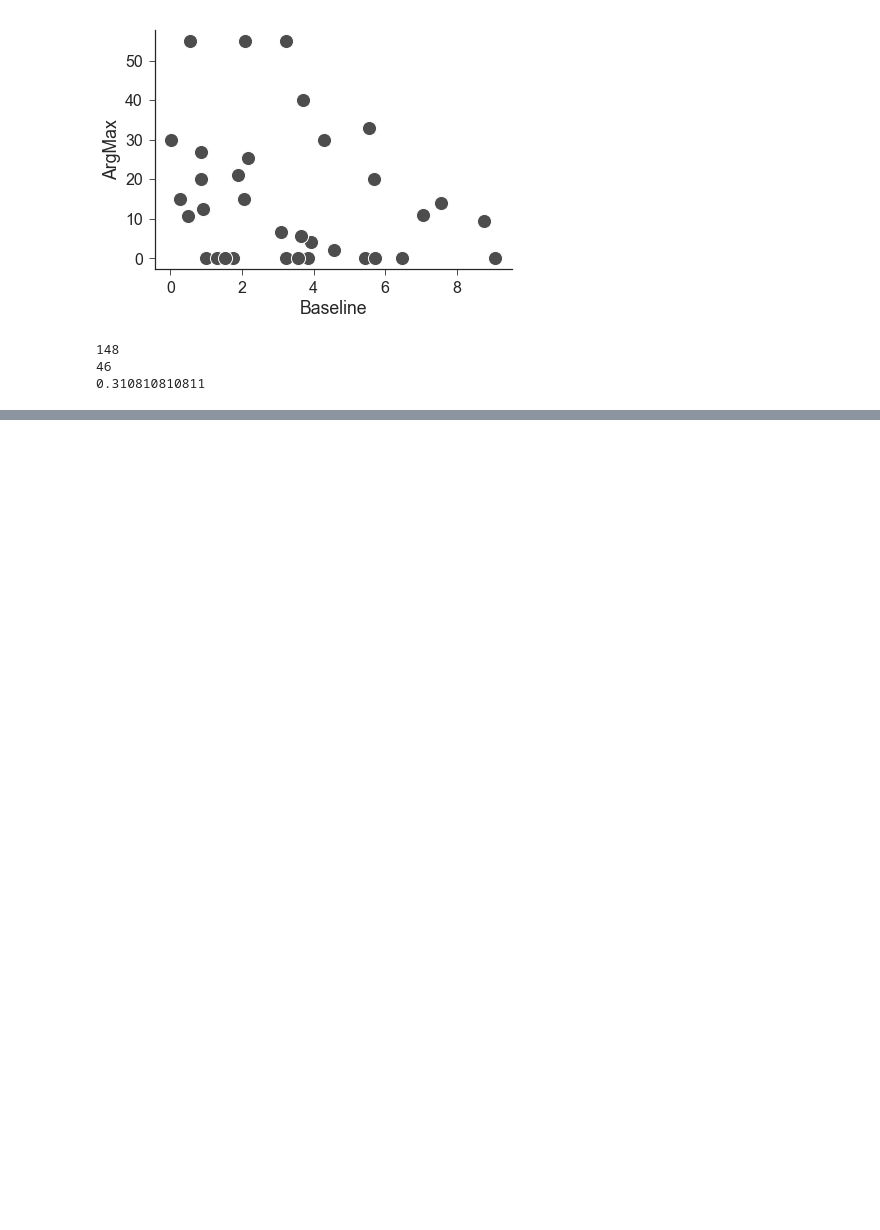
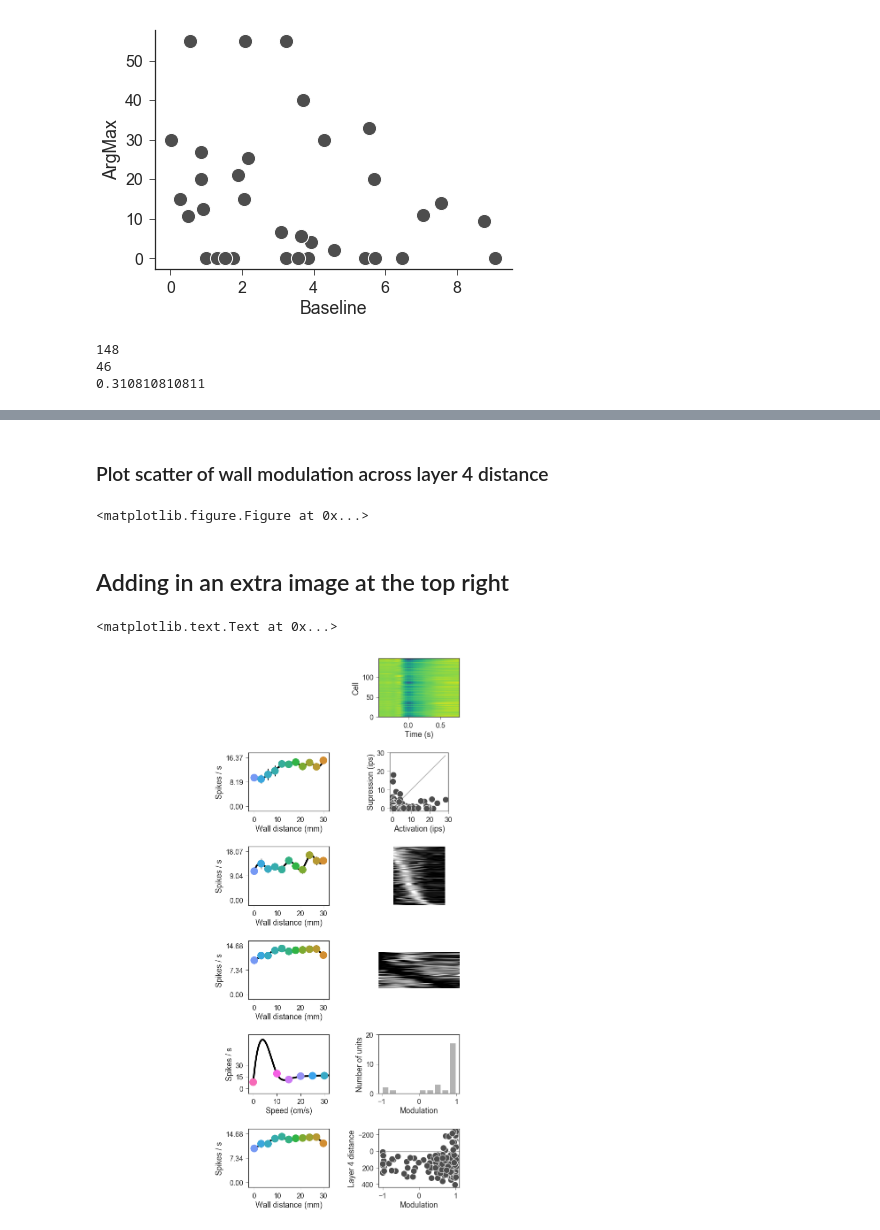
Before and after one commit to choldgraf/tactile-coding, a Jupyter notebook: ephys-table.ipynb, the cells around one changed output, grey strips where cells are left out. Saved outputs shown, nothing was run; the diff lists cells and outputs as text; code cells hidden in the pictures; blank space fills up the shorter version.

```diff
--- a/ephys-table.ipynb
+++ b/ephys-table.ipynb
@@ -715,0 +721,9 @@ print sum(table.units.pValSpeed < .05).astype('float64')/len(table)
+# %%
+grid_shape = (6, 3)
+
+fig, axs = plt.subplots(*grid_shape, figsize=(12, 18))
+
+blank_slots = [(ii, 0) for ii in range(6)] + [(0, 1)]
+for ix in blank_slots:
+    axs[ix].set_axis_off()
+plt.close()
@@ -715,0 +889,24 @@ print sum(table.units.pValSpeed < .05).astype('float64')/len(table)
+# %% [markdown]
+### Plot scatter of wall modulation across layer 4 distance
+# %%
+x = table.tuningSummary.Modulation
+y = table.units.distLayer4
+scatter(x, y, xlabel='Modulation', ylabel='Layer 4 distance', yinvert=True, ax=axs[5, 2])
+axs[5, 2].set_yticks(np.linspace(-200,400,4));
+axs[5, 2].axhline(0, color=[0.6, 0.6, 0.6], zorder=1);
+# %% [output]
+<matplotlib.figure.Figure at 0x...>
+# %% [markdown]
+## Adding in an extra image at the top right
+# %%
+ax = axs[0, 2]
+ax.pcolormesh(waves.columns.values, range(len(waves)), waves, cmap=plt.cm.viridis)
+ax.set_xlabel('Time (s)')
+ax.set_ylabel('Cell')
+# %% [output]
+<matplotlib.text.Text at 0x...>
+# %%
+fig.tight_layout()
+fig
+# %% [output]
+[figure, added]
```
Also changed, not shown: parts of 43 cells of this notebook, 46 other files.
